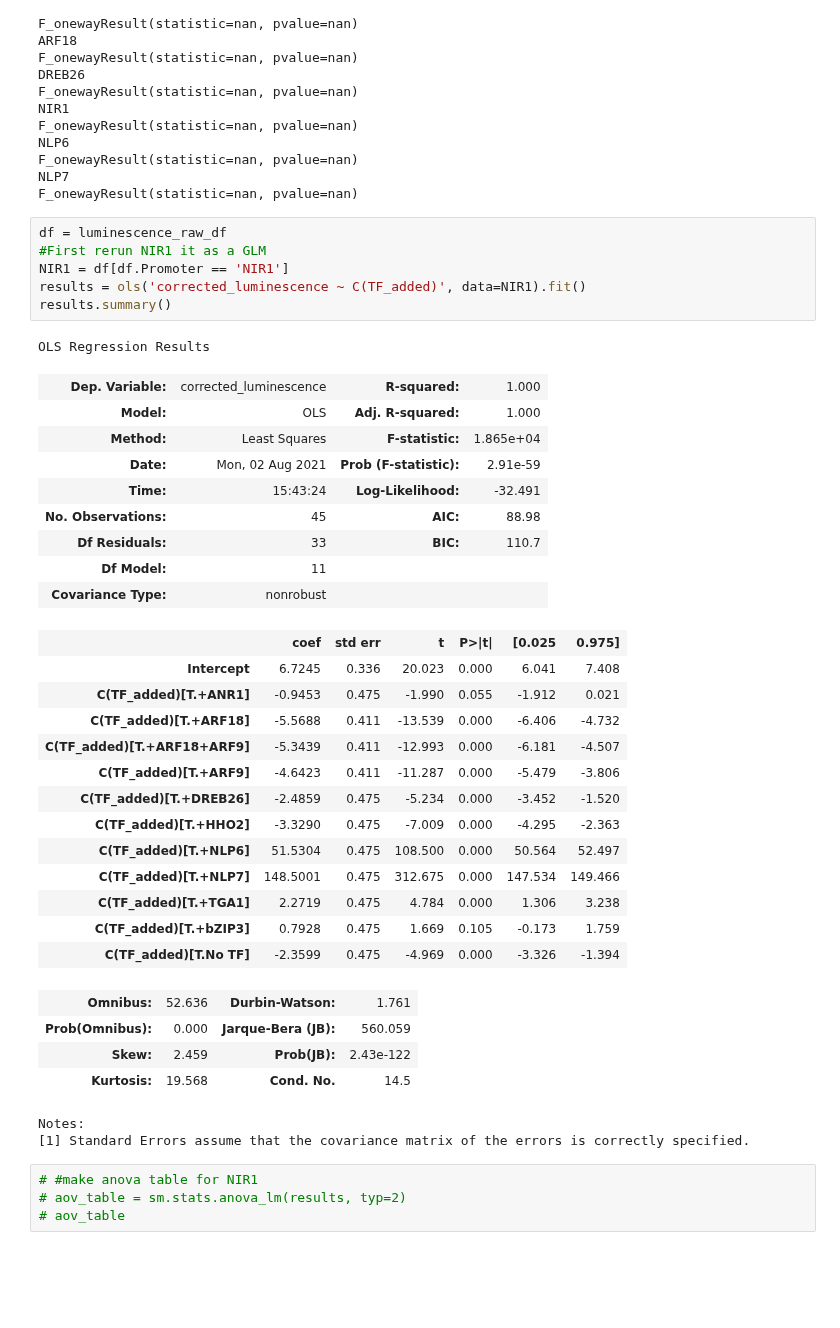
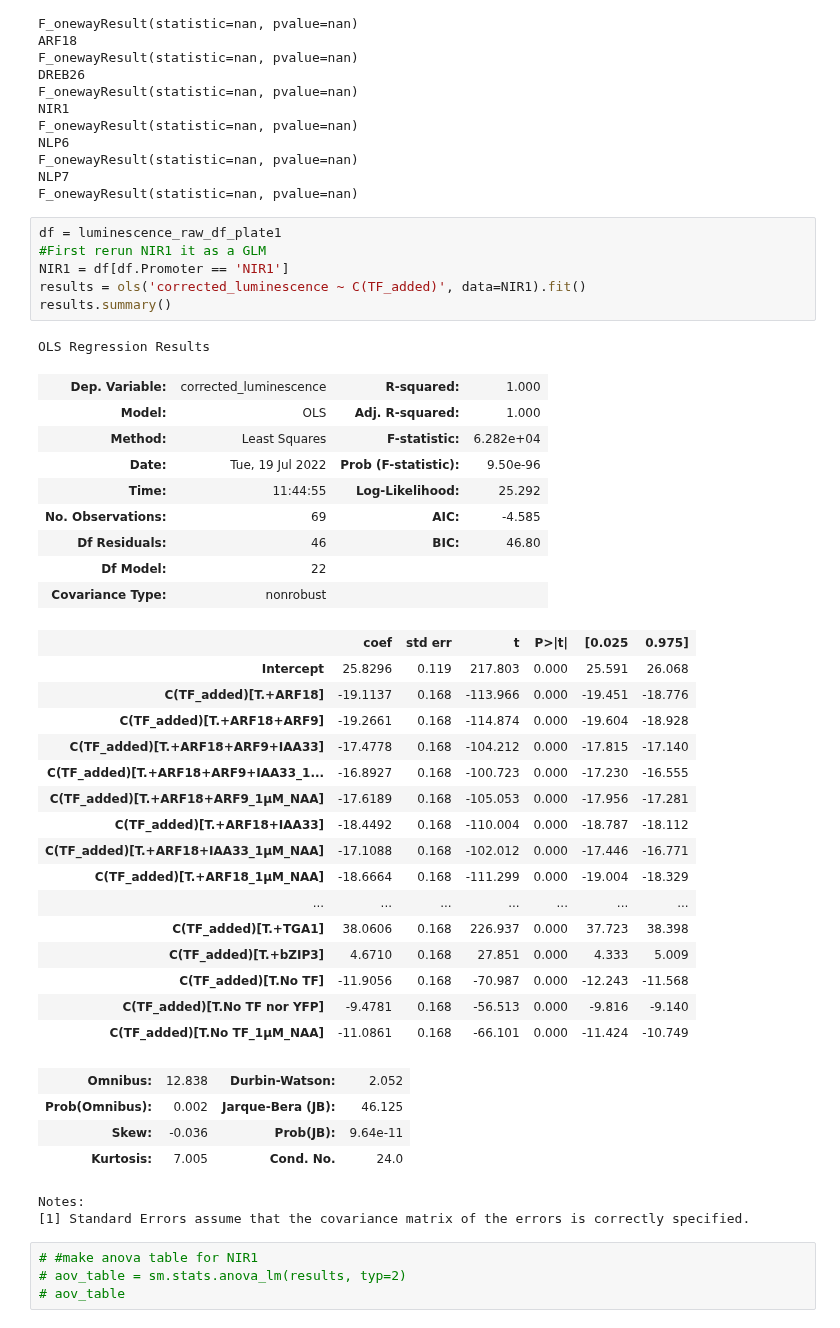
Before and after one commit to samwitham/PromoterArchitecture, a Jupyter notebook: src/plotting/luminescence/02.11.21+04.11.21/luminescence_plots_02.11.21+04.11.21.ipynb, the cells around one changed output. Cells and saved outputs as stored; diff of their text form; blank space fills up the shorter version.

```diff
--- a/src/plotting/luminescence/02.11.21+04.11.21/luminescence_plots_02.11.21+04.11.21.ipynb
+++ b/src/plotting/luminescence/02.11.21+04.11.21/luminescence_plots_02.11.21+04.11.21.ipynb
@@ -6314,39 +6361,42 @@ F_onewayResult(statistic=nan, pvalue=nan)
 NLP7
 F_onewayResult(statistic=nan, pvalue=nan)
 # %%
-df = luminescence_raw_df
+df = luminescence_raw_df_plate1
 #First rerun NIR1 it as a GLM
 NIR1 = df[df.Promoter == 'NIR1']
 results = ols('corrected_luminescence ~ C(TF_added)', data=NIR1).fit()
 results.summary()
 # %% [output]
 OLS Regression Results
 | Dep. Variable: | corrected_luminescence | R-squared: | 1.000 |
 | Model: | OLS | Adj. R-squared: | 1.000 |
-| Method: | Least Squares | F-statistic: | 1.865e+04 |
-| Date: | Mon, 02 Aug 2021 | Prob (F-statistic): | 2.91e-59 |
-| Time: | 15:43:24 | Log-Likelihood: | -32.491 |
-| No. Observations: | 45 | AIC: | 88.98 |
-| Df Residuals: | 33 | BIC: | 110.7 |
-| Df Model: | 11 |  |  |
+| Method: | Least Squares | F-statistic: | 6.282e+04 |
+| Date: | Tue, 19 Jul 2022 | Prob (F-statistic): | 9.50e-96 |
+| Time: | 11:44:55 | Log-Likelihood: | 25.292 |
+| No. Observations: | 69 | AIC: | -4.585 |
+| Df Residuals: | 46 | BIC: | 46.80 |
+| Df Model: | 22 |  |  |
 | Covariance Type: | nonrobust |  |  |
 |  | coef | std err | t | P>|t| | [0.025 | 0.975] |
-| Intercept | 6.7245 | 0.336 | 20.023 | 0.000 | 6.041 | 7.408 |
-| C(TF_added)[T.+ANR1] | -0.9453 | 0.475 | -1.990 | 0.055 | -1.912 | 0.021 |
-| C(TF_added)[T.+ARF18] | -5.5688 | 0.411 | -13.539 | 0.000 | -6.406 | -4.732 |
-| C(TF_added)[T.+ARF18+ARF9] | -5.3439 | 0.411 | -12.993 | 0.000 | -6.181 | -4.507 |
-| C(TF_added)[T.+ARF9] | -4.6423 | 0.411 | -11.287 | 0.000 | -5.479 | -3.806 |
-| C(TF_added)[T.+DREB26] | -2.4859 | 0.475 | -5.234 | 0.000 | -3.452 | -1.520 |
-| C(TF_added)[T.+HHO2] | -3.3290 | 0.475 | -7.009 | 0.000 | -4.295 | -2.363 |
-| C(TF_added)[T.+NLP6] | 51.5304 | 0.475 | 108.500 | 0.000 | 50.564 | 52.497 |
-| C(TF_added)[T.+NLP7] | 148.5001 | 0.475 | 312.675 | 0.000 | 147.534 | 149.466 |
-| C(TF_added)[T.+TGA1] | 2.2719 | 0.475 | 4.784 | 0.000 | 1.306 | 3.238 |
-| C(TF_added)[T.+bZIP3] | 0.7928 | 0.475 | 1.669 | 0.105 | -0.173 | 1.759 |
-| C(TF_added)[T.No TF] | -2.3599 | 0.475 | -4.969 | 0.000 | -3.326 | -1.394 |
+| Intercept | 25.8296 | 0.119 | 217.803 | 0.000 | 25.591 | 26.068 |
+| C(TF_added)[T.+ARF18] | -19.1137 | 0.168 | -113.966 | 0.000 | -19.451 | -18.776 |
+| C(TF_added)[T.+ARF18+ARF9] | -19.2661 | 0.168 | -114.874 | 0.000 | -19.604 | -18.928 |
+| C(TF_added)[T.+ARF18+ARF9+IAA33] | -17.4778 | 0.168 | -104.212 | 0.000 | -17.815 | -17.140 |
+| C(TF_added)[T.+ARF18+ARF9+IAA33_1... | -16.8927 | 0.168 | -100.723 | 0.000 | -17.230 | -16.555 |
+| C(TF_added)[T.+ARF18+ARF9_1μM_NAA] | -17.6189 | 0.168 | -105.053 | 0.000 | -17.956 | -17.281 |
+| C(TF_added)[T.+ARF18+IAA33] | -18.4492 | 0.168 | -110.004 | 0.000 | -18.787 | -18.112 |
+| C(TF_added)[T.+ARF18+IAA33_1μM_NAA] | -17.1088 | 0.168 | -102.012 | 0.000 | -17.446 | -16.771 |
+| C(TF_added)[T.+ARF18_1μM_NAA] | -18.6664 | 0.168 | -111.299 | 0.000 | -19.004 | -18.329 |
+| ... | ... | ... | ... | ... | ... | ... |
+| C(TF_added)[T.+TGA1] | 38.0606 | 0.168 | 226.937 | 0.000 | 37.723 | 38.398 |
+| C(TF_added)[T.+bZIP3] | 4.6710 | 0.168 | 27.851 | 0.000 | 4.333 | 5.009 |
+| C(TF_added)[T.No TF] | -11.9056 | 0.168 | -70.987 | 0.000 | -12.243 | -11.568 |
+| C(TF_added)[T.No TF nor YFP] | -9.4781 | 0.168 | -56.513 | 0.000 | -9.816 | -9.140 |
+| C(TF_added)[T.No TF_1μM_NAA] | -11.0861 | 0.168 | -66.101 | 0.000 | -11.424 | -10.749 |
-| Omnibus: | 52.636 | Durbin-Watson: | 1.761 |
-| Prob(Omnibus): | 0.000 | Jarque-Bera (JB): | 560.059 |
-| Skew: | 2.459 | Prob(JB): | 2.43e-122 |
-| Kurtosis: | 19.568 | Cond. No. | 14.5 |
+| Omnibus: | 12.838 | Durbin-Watson: | 2.052 |
+| Prob(Omnibus): | 0.002 | Jarque-Bera (JB): | 46.125 |
+| Skew: | -0.036 | Prob(JB): | 9.64e-11 |
+| Kurtosis: | 7.005 | Cond. No. | 24.0 |
 Notes:
 [1] Standard Errors assume that the covariance matrix of the errors is correctly specified.
 # %%
```
Also changed, not shown: parts of 41 cells of this notebook, 5 other files.
